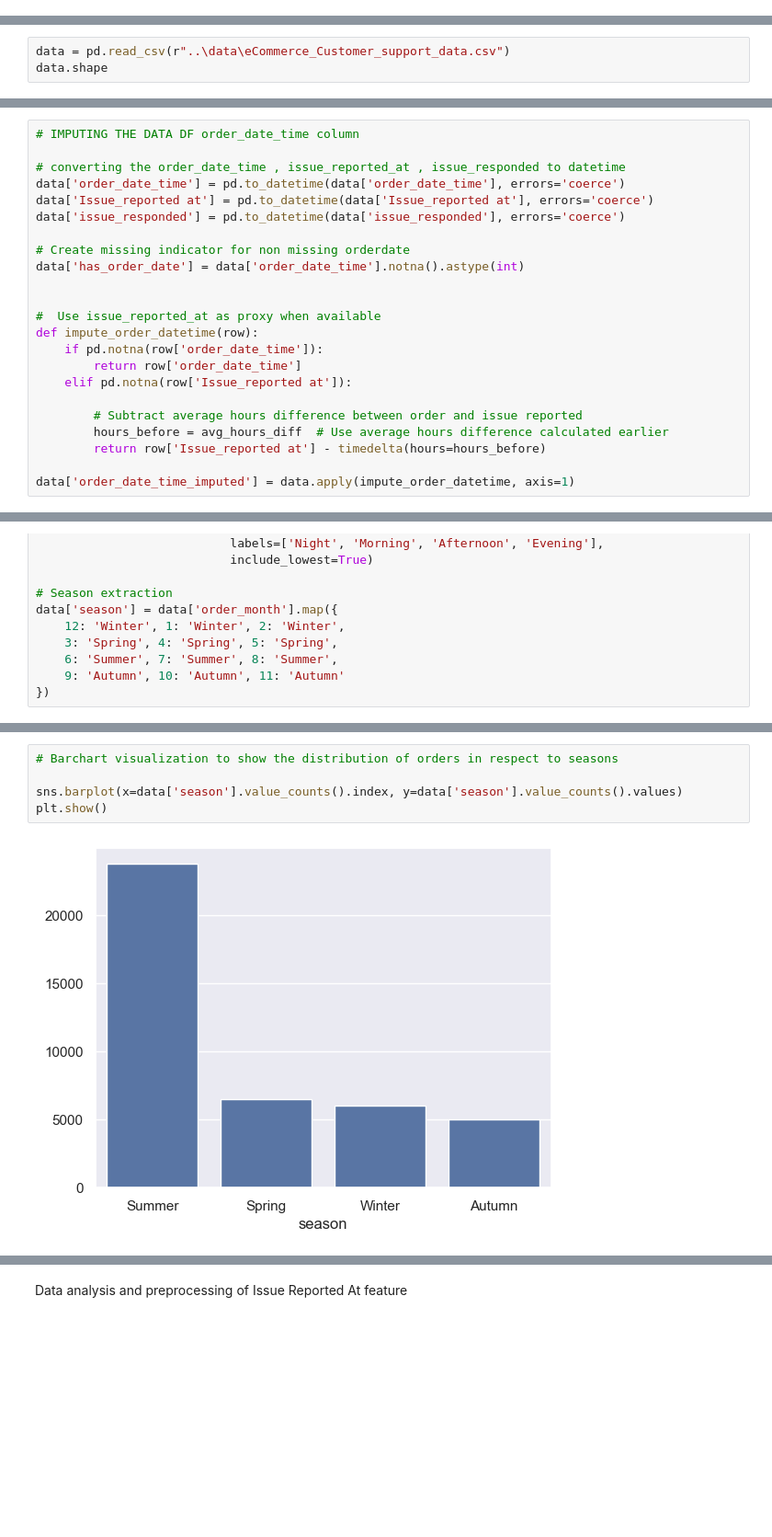
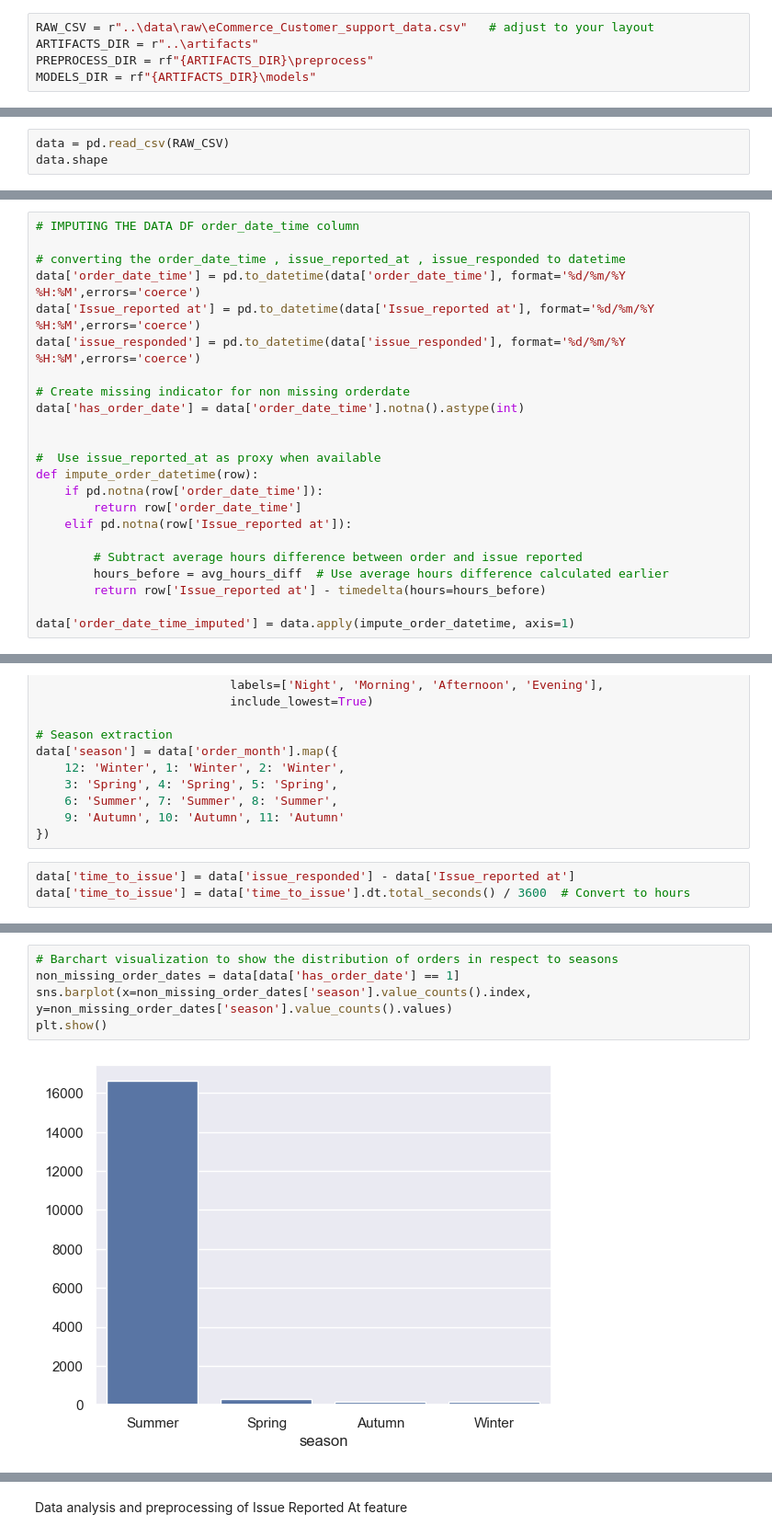
Before and after one commit to AnkurBhatt07/Customer-Satisfaction-Score-Prediction-using-ML-DL, a Jupyter notebook: notebooks/data_analysis.ipynb, the cells around one changed output, grey strips where cells are left out. Shown at 92% size. Saved outputs shown, nothing was run; the diff lists cells and outputs as text; blank space fills up the shorter version.

Commit message:
Preprocessing Completed,Scaling and Transformation done,Model Training Undergoing

```diff
--- a/notebooks/data_analysis.ipynb
+++ b/notebooks/data_analysis.ipynb
@@ -19,0 +14,5 @@ sns.set_theme()
+# %%
+RAW_CSV = r"..\data\raw\eCommerce_Customer_support_data.csv"   # adjust to your layout
+ARTIFACTS_DIR = r"..\artifacts"
+PREPROCESS_DIR = rf"{ARTIFACTS_DIR}\preprocess"
+MODELS_DIR = rf"{ARTIFACTS_DIR}\models"
@@ -20,5 +23,5 @@ sns.set_theme()
 # %%
-data = pd.read_csv(r"..\data\eCommerce_Customer_support_data.csv")
+data = pd.read_csv(RAW_CSV)
 data.shape
 # %% [output]
 (85907, 20)
@@ -1619,9 +1589,9 @@ Index(['channel_name', 'category', 'Sub-category', 'Customer Remarks',
 # IMPUTING THE DATA DF order_date_time column
 
 # converting the order_date_time , issue_reported_at , issue_responded to datetime
-data['order_date_time'] = pd.to_datetime(data['order_date_time'], errors='coerce')
-data['Issue_reported at'] = pd.to_datetime(data['Issue_reported at'], errors='coerce')
-data['issue_responded'] = pd.to_datetime(data['issue_responded'], errors='coerce')
+data['order_date_time'] = pd.to_datetime(data['order_date_time'], format='%d/%m/%Y %H:%M',errors='coerce')
+data['Issue_reported at'] = pd.to_datetime(data['Issue_reported at'], format='%d/%m/%Y %H:%M',errors='coerce')
+data['issue_responded'] = pd.to_datetime(data['issue_responded'], format='%d/%m/%Y %H:%M',errors='coerce')
 
 # Create missing indicator for non missing orderdate
 data['has_order_date'] = data['order_date_time'].notna().astype(int)
@@ -1678,6 +1639,9 @@ data['season'] = data['order_month'].map({
     6: 'Summer', 7: 'Summer', 8: 'Summer',
     9: 'Autumn', 10: 'Autumn', 11: 'Autumn'
 })
+# %%
+data['time_to_issue'] = data['issue_responded'] - data['Issue_reported at']
+data['time_to_issue'] = data['time_to_issue'].dt.total_seconds() / 3600  # Convert to hours
 # %%
 data.head()
 # %% [output]
@@ -1690,7 +1654,7 @@ data.head()
 # %%
 # Barchart visualization to show the distribution of orders in respect to seasons
-
-sns.barplot(x=data['season'].value_counts().index, y=data['season'].value_counts().values)
+non_missing_order_dates = data[data['has_order_date'] == 1]
+sns.barplot(x=non_missing_order_dates['season'].value_counts().index, y=non_missing_order_dates['season'].value_counts().values)
 plt.show()
 # %% [output]
-[figure, old version]
+[figure, new version]
```
Also changed, not shown: parts of 78 cells of this notebook, 44 other files.
